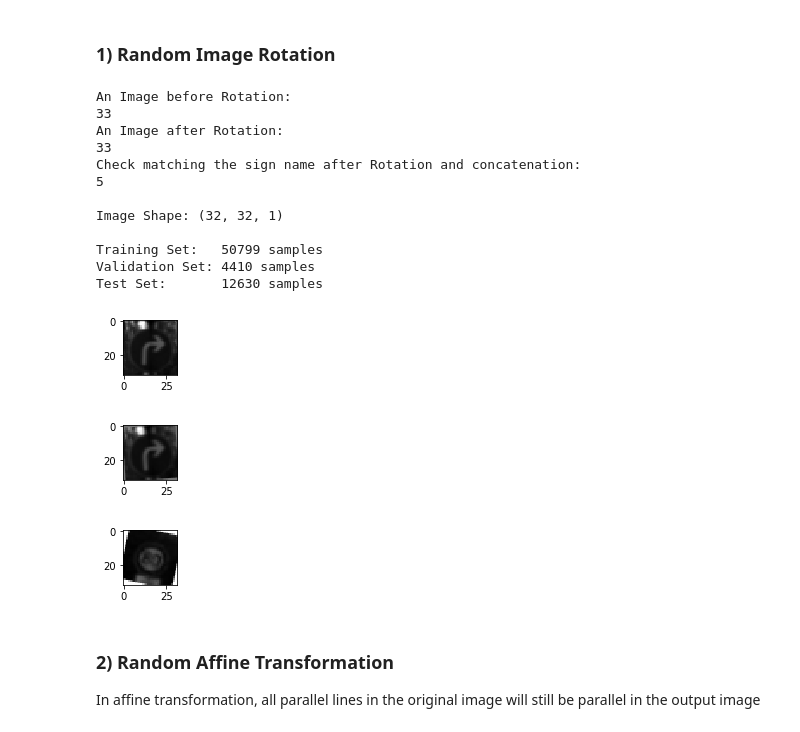
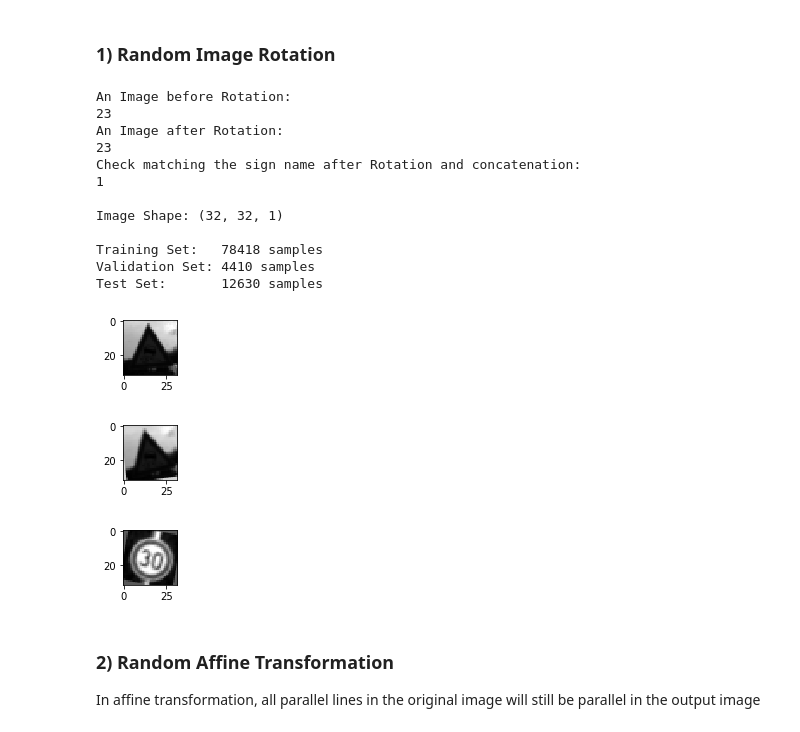
Before and after one commit to MyadaRoshdi/P2, a Jupyter notebook: Traffic_Sign_Classifier.ipynb, the cells around one changed output. Drawn from its saved outputs; the diff is of its cells as text; code cells hidden in the pictures.

```diff
--- a/Traffic_Sign_Classifier.ipynb
+++ b/Traffic_Sign_Classifier.ipynb
@@ -69,0 +78,6 @@ Sample of output classes in Training set before shuffle:
+# %%
+# Put all data in one container or now
+
+X_train = np.concatenate((X_train, X_validation), axis=0)
+y_train = np.concatenate((y_train, y_validation), axis=0)
+print("Current Training Set:   {} samples".format(len(X_train)))
@@ -281,8 +293,8 @@ def Rotating(input):
     return output
 
 # Augmenting both training and validation datasets with Randomly rotated images, expecting a doupled sized datasets
-input = X_train[0:16000]
-input_y = y_train[0:16000]
+input = X_train[0:len(X_train)]
+input_y = y_train[0:len(y_train)]
 X_train_rotated = Rotating(input)
 #valid = X_validation[0:3000]
 #valid_y = y_validation[0:3000]
@@ -315,40 +327,40 @@ y_train = np.concatenate((y_train, input_y), axis=0)
 #y_validation = np.concatenate((y_validation, valid_y), axis=0)
 
 
 print ("Check matching the sign name after Rotation and concatenation: ")
 image = X_train[40000].squeeze()
 plt.figure(figsize=(1,1))
 plt.imshow(image, cmap="gray")
 print(y_train[40000])
 
 # Shuffle new training data
 X_train, y_train = shuffle(X_train, y_train)
 
 # Shuffle new validation data
 #X_validation, y_validation = shuffle(X_validation, y_validation)
 
 print()
 print("Image Shape: {}".format(X_train[0].shape))
 print()
 print("Training Set:   {} samples".format(len(X_train)))
 print("Validation Set: {} samples".format(len(X_validation)))
 print("Test Set:       {} samples".format(len(X_test)))
 # %% [output]
 An Image before Rotation:
-33
+23
 An Image after Rotation:
-33
+23
 Check matching the sign name after Rotation and concatenation:
-5
+1
 
 Image Shape: (32, 32, 1)
 
-Training Set:   50799 samples
+Training Set:   78418 samples
 Validation Set: 4410 samples
 Test Set:       12630 samples
-[figure, old version]
+[figure, new version]
-[figure, old version]
+[figure, new version]
-[figure, old version]
+[figure, new version]
 # %% [markdown]
 ### 2) Random Affine Transformation
 In affine transformation, all parallel lines in the original image will still be parallel in the output image
```
Also changed, not shown: parts of 36 cells of this notebook.
